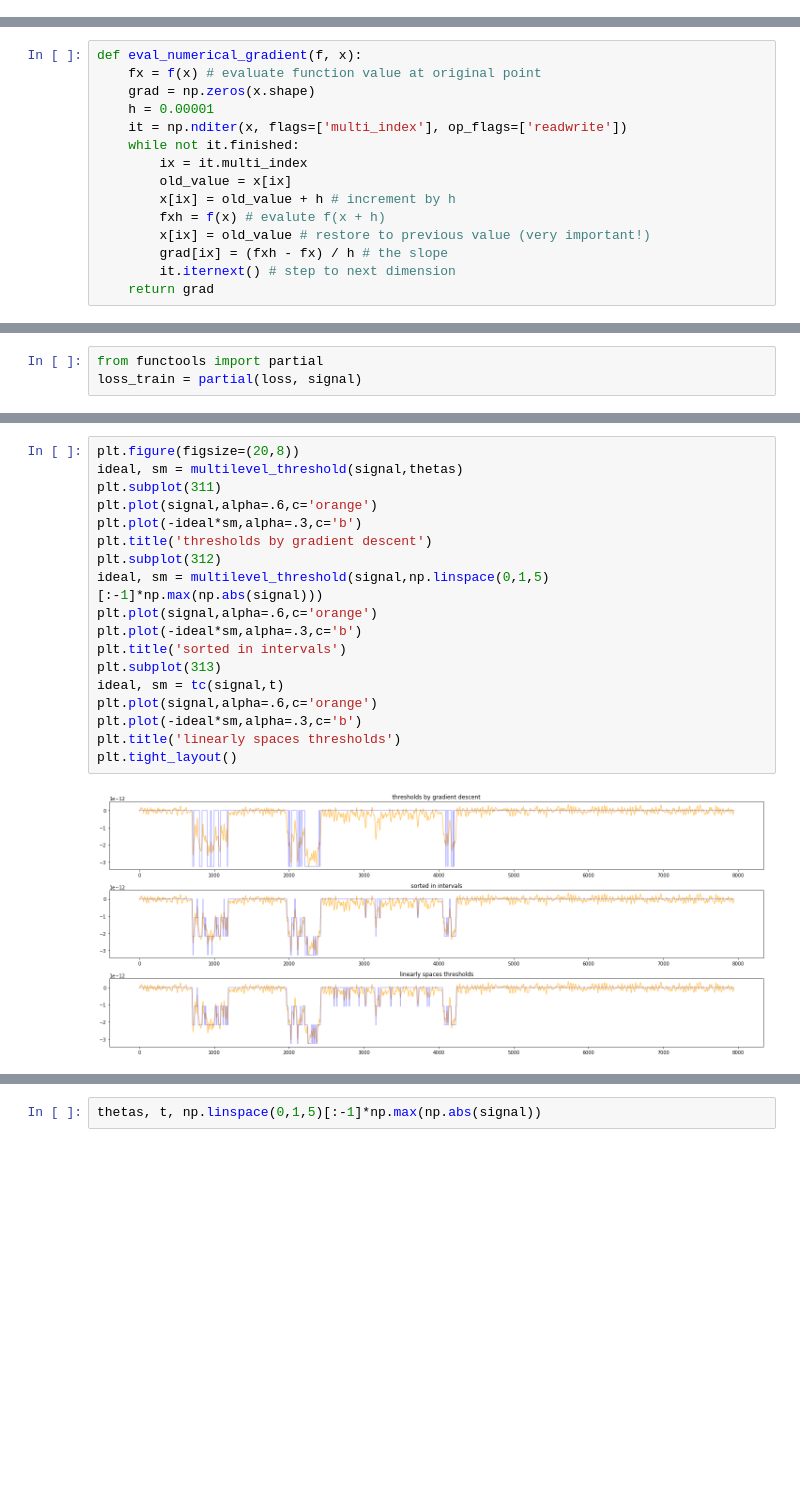
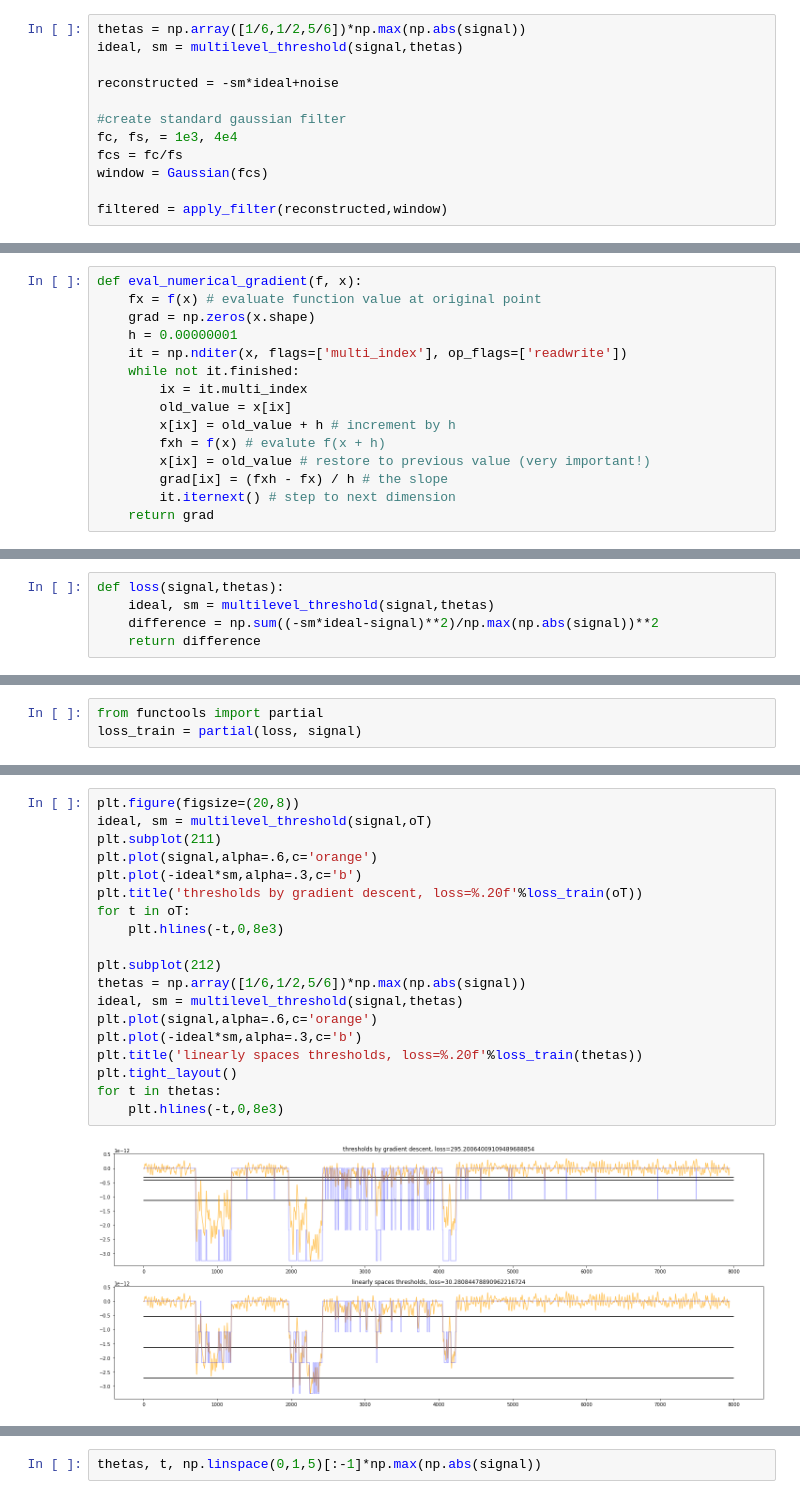
Before and after one commit to AGPlested/ASCAM, a Jupyter notebook: model.ipynb, the cells around one changed output, grey strips where cells are left out. Saved outputs shown, nothing was run; the diff lists cells and outputs as text; blank space fills up the shorter version.

Commit message:
work on gradient descent, some documentation

```diff
--- a/model.ipynb
+++ b/model.ipynb
@@ -270,3 +334,15 @@ filtered = apply_filter(noisy,window)
+# %%
+thetas = np.array([1/6,1/2,5/6])*np.max(np.abs(signal))
+ideal, sm = multilevel_threshold(signal,thetas)
+
+reconstructed = -sm*ideal+noise
+
+#create standard gaussian filter
+fc, fs, = 1e3, 4e4
+fcs = fc/fs
+window = Gaussian(fcs)
+
+filtered = apply_filter(reconstructed,window)
 # %%
 plt.figure(figsize=(20,5))
 plt.subplot(121)
@@ -285,7 +389,7 @@ def ssd(x,y):
 def eval_numerical_gradient(f, x):
     fx = f(x) # evaluate function value at original point
     grad = np.zeros(x.shape)
-    h = 0.00001
+    h = 0.00000001
     it = np.nditer(x, flags=['multi_index'], op_flags=['readwrite'])
     while not it.finished:
         ix = it.multi_index
@@ -330,0 +403,5 @@ def loss(signal,thetas):
+# %%
+def loss(signal,thetas):
+    ideal, sm = multilevel_threshold(signal,thetas)
+    difference = np.sum((-sm*ideal-signal)**2)/np.max(np.abs(signal))**2
+    return difference
@@ -354,20 +441,21 @@ finished after 134 steps
 # %%
 plt.figure(figsize=(20,8))
-ideal, sm = multilevel_threshold(signal,thetas)
-plt.subplot(311)
+ideal, sm = multilevel_threshold(signal,oT)
+plt.subplot(211)
 plt.plot(signal,alpha=.6,c='orange')
 plt.plot(-ideal*sm,alpha=.3,c='b')
-plt.title('thresholds by gradient descent')
-plt.subplot(312)
-ideal, sm = multilevel_threshold(signal,np.linspace(0,1,5)[:-1]*np.max(np.abs(signal)))
+plt.title('thresholds by gradient descent, loss=%.20f'%loss_train(oT))
+for t in oT:
+    plt.hlines(-t,0,8e3)
+
+plt.subplot(212)
+thetas = np.array([1/6,1/2,5/6])*np.max(np.abs(signal))
+ideal, sm = multilevel_threshold(signal,thetas)
 plt.plot(signal,alpha=.6,c='orange')
 plt.plot(-ideal*sm,alpha=.3,c='b')
-plt.title('sorted in intervals')
-plt.subplot(313)
-ideal, sm = tc(signal,t)
-plt.plot(signal,alpha=.6,c='orange')
-plt.plot(-ideal*sm,alpha=.3,c='b')
-plt.title('linearly spaces thresholds')
+plt.title('linearly spaces thresholds, loss=%.20f'%loss_train(thetas))
 plt.tight_layout()
+for t in thetas:
+    plt.hlines(-t,0,8e3)
 # %% [output]
-[figure, old version]
+[figure, new version]
```
Also changed, not shown: parts of 35 cells of this notebook.
